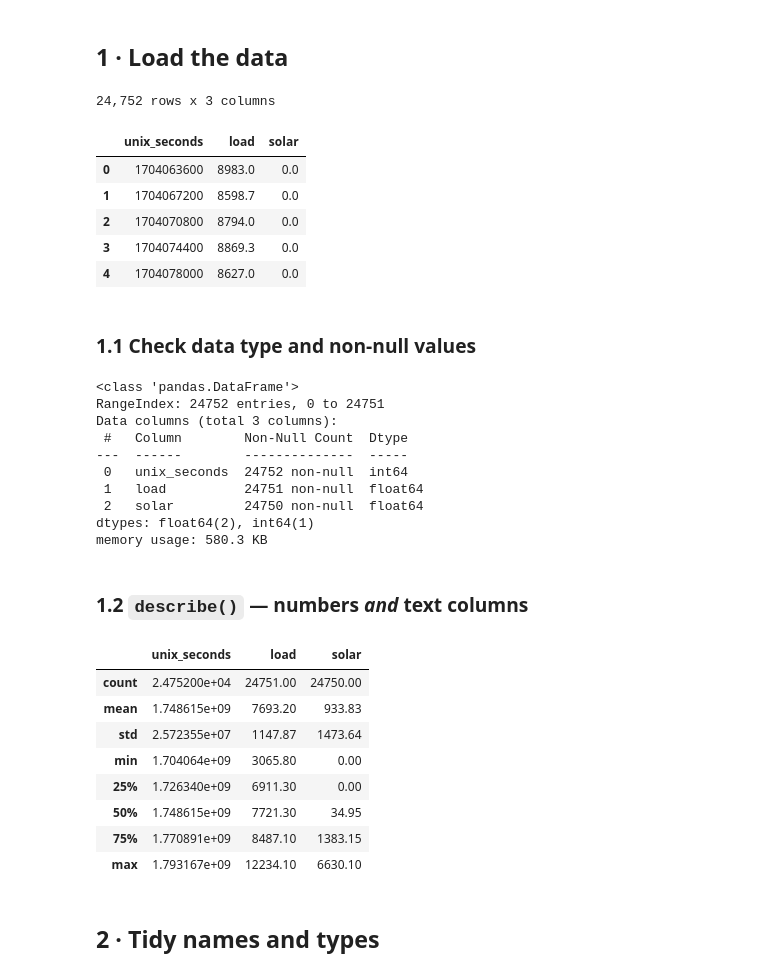
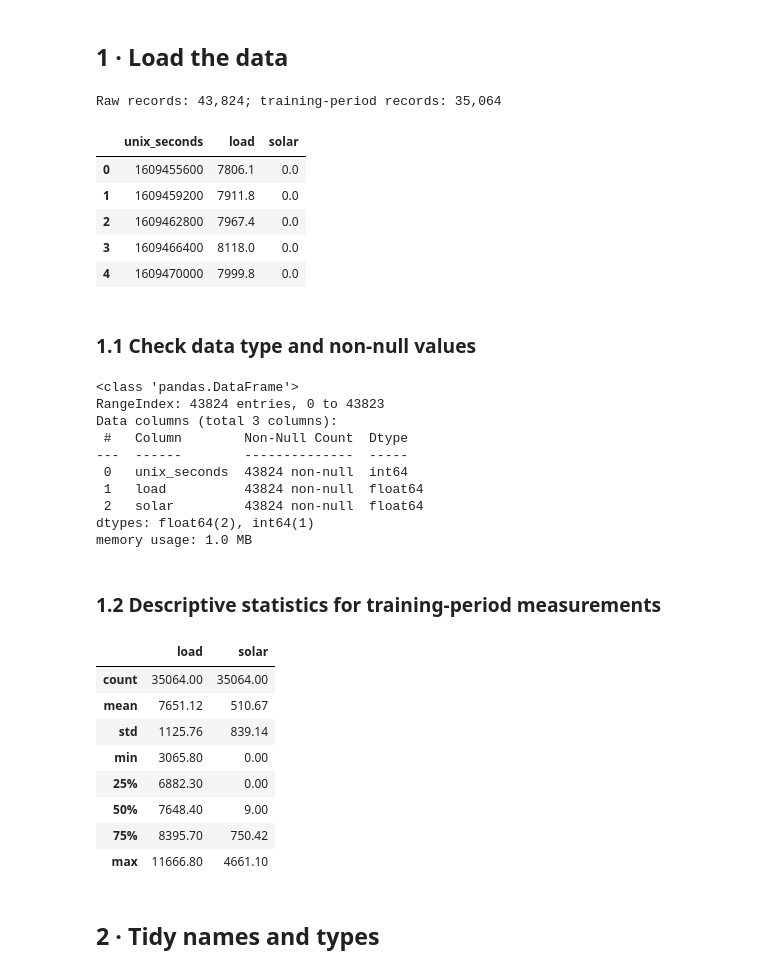
Before and after one commit to Aleksendric-Luka/dspro01_hs26_group-02-, a Jupyter notebook: notebooks/01_data_understanding_energy.ipynb, the cells around one changed output. Saved outputs shown, nothing was run; the diff lists cells and outputs as text; code cells hidden in the pictures.

```diff
--- a/notebooks/01_data_understanding_energy.ipynb
+++ b/notebooks/01_data_understanding_energy.ipynb
@@ -7,8 +9,8 @@ We use the standard Python data stack: **pandas** for tables, **numpy** for numb
 import sys
 import numpy as np
 import pandas as pd
+import seaborn as sns
 import matplotlib.pyplot as plt
-import seaborn as sns
 
 print(f"python  {sys.version.split()[0]}")
 print(f"pandas  {pd.__version__}")
@@ -24,12 +26,17 @@ plt.rcParams["axes.spines.right"] = False
 pd.set_option("display.max_columns", 30)
 pd.set_option("display.width", 140)
 
-RNG = np.random.default_rng(42)   # any sampling below is reproducible
+from pathlib import Path
 
-# Plots for our report go into figures/eda/
-from pathlib import Path
-FIG_DIR = Path("figures/eda")
-FIG_DIR.mkdir(parents=True, exist_ok=True)
+root = Path.cwd()
+if not (root / "data").is_dir():
+    root = root.parent
+zone = "Europe/Zurich"
+study_start = pd.Timestamp("2021-01-01", tz=zone)
+test_start = pd.Timestamp("2025-01-01", tz=zone)
+study_end = pd.Timestamp("2026-01-01", tz=zone)
+fig_dir = root / "figures" / "eda"
+fig_dir.mkdir(parents=True, exist_ok=True)
 # %% [output]
 python  3.15.2
 pandas  3.1.0
@@ -38,47 +45,53 @@ seaborn 0.13.2
 # %% [markdown]
 ## 1 · Load the data
 # %%
-df = pd.read_csv("../data/raw data/energy-data.csv")
+input_file = root / "data" / "raw data" / "energy-data_2021-2025.csv"
+df = pd.read_csv(input_file, usecols=["unix_seconds", "load", "solar"])
+local_time = pd.to_datetime(df["unix_seconds"], unit="s", utc=True).dt.tz_convert(zone)
+training = df.loc[(local_time >= study_start) & (local_time < test_start)].copy()
+training["local_time"] = local_time.loc[training.index]
+training["year"] = training["local_time"].dt.year
+training["hour"] = training["local_time"].dt.hour
 
-print(f"{df.shape[0]:,} rows x {df.shape[1]} columns")
-df.head()
+print(f"Raw records: {len(df):,}; training-period records: {len(training):,}")
+display(df.head())
 # %% [output]
-24,752 rows x 3 columns
+Raw records: 43,824; training-period records: 35,064
 |  | unix_seconds | load | solar |
-| 0 | 1704063600 | 8983.0 | 0.0 |
-| 1 | 1704067200 | 8598.7 | 0.0 |
-| 2 | 1704070800 | 8794.0 | 0.0 |
-| 3 | 1704074400 | 8869.3 | 0.0 |
-| 4 | 1704078000 | 8627.0 | 0.0 |
+| 0 | 1609455600 | 7806.1 | 0.0 |
+| 1 | 1609459200 | 7911.8 | 0.0 |
+| 2 | 1609462800 | 7967.4 | 0.0 |
+| 3 | 1609466400 | 8118.0 | 0.0 |
+| 4 | 1609470000 | 7999.8 | 0.0 |
 # %% [markdown]
 ### 1.1 Check data type and non-null values
 # %%
 df.info()
 # %% [output]
 <class 'pandas.DataFrame'>
-RangeIndex: 24752 entries, 0 to 24751
+RangeIndex: 43824 entries, 0 to 43823
 Data columns (total 3 columns):
  #   Column        Non-Null Count  Dtype
 ---  ------        --------------  -----
- 0   unix_seconds  24752 non-null  int64
- 1   load          24751 non-null  float64
- 2   solar         24750 non-null  float64
+ 0   unix_seconds  43824 non-null  int64
+ 1   load          43824 non-null  float64
+ 2   solar         43824 non-null  float64
 dtypes: float64(2), int64(1)
-memory usage: 580.3 KB
+memory usage: 1.0 MB
 # %% [markdown]
-### 1.2 `describe()` — numbers *and* text columns
+### 1.2 Descriptive statistics for training-period measurements
 # %%
-df.describe().round(2)
+training[["load", "solar"]].describe().round(2)
 # %% [output]
-|  | unix_seconds | load | solar |
-| count | 2.475200e+04 | 24751.00 | 24750.00 |
-| mean | 1.748615e+09 | 7693.20 | 933.83 |
-| std | 2.572355e+07 | 1147.87 | 1473.64 |
-| min | 1.704064e+09 | 3065.80 | 0.00 |
-| 25% | 1.726340e+09 | 6911.30 | 0.00 |
-| 50% | 1.748615e+09 | 7721.30 | 34.95 |
-| 75% | 1.770891e+09 | 8487.10 | 1383.15 |
-| max | 1.793167e+09 | 12234.10 | 6630.10 |
+|  | load | solar |
+| count | 35064.00 | 35064.00 |
+| mean | 7651.12 | 510.67 |
+| std | 1125.76 | 839.14 |
+| min | 3065.80 | 0.00 |
+| 25% | 6882.30 | 0.00 |
+| 50% | 7648.40 | 9.00 |
+| 75% | 8395.70 | 750.42 |
+| max | 11666.80 | 4661.10 |
 # %% [markdown]
 ## 2 · Tidy names and types
 # %% [markdown]
```
Also changed, not shown: parts of 15 cells of this notebook, 25 other files.
